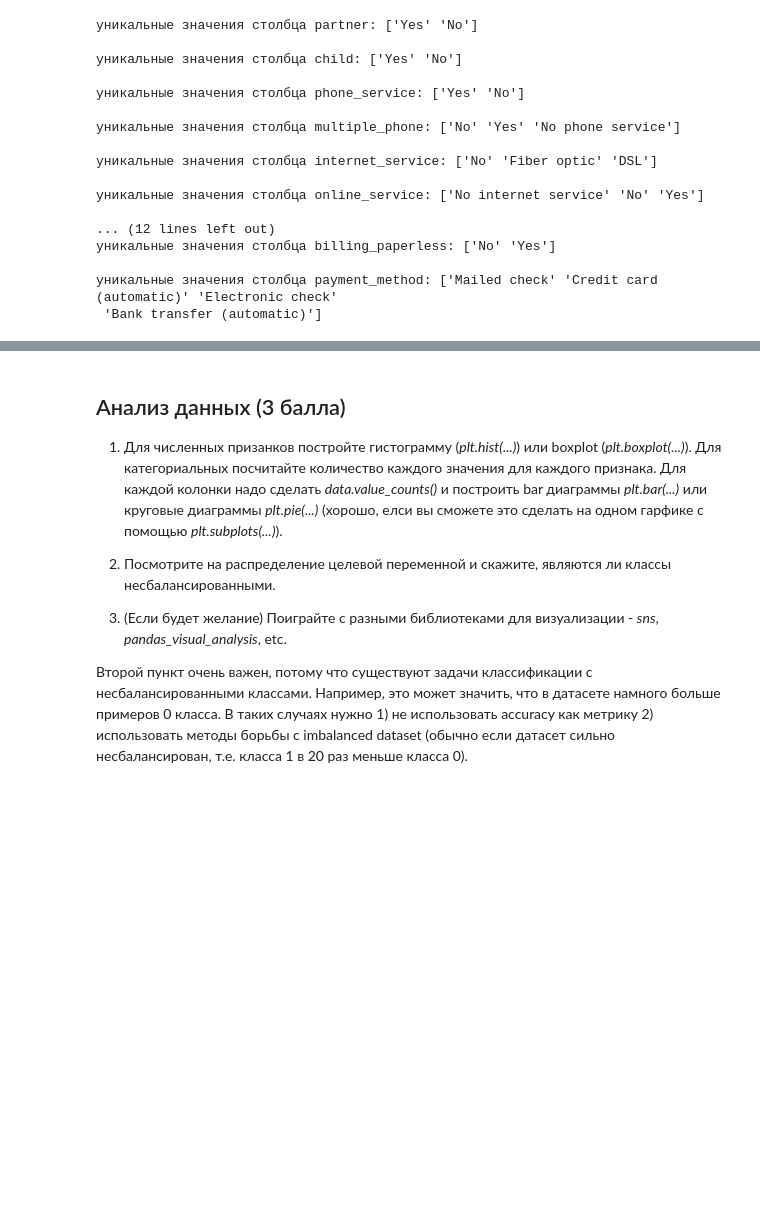
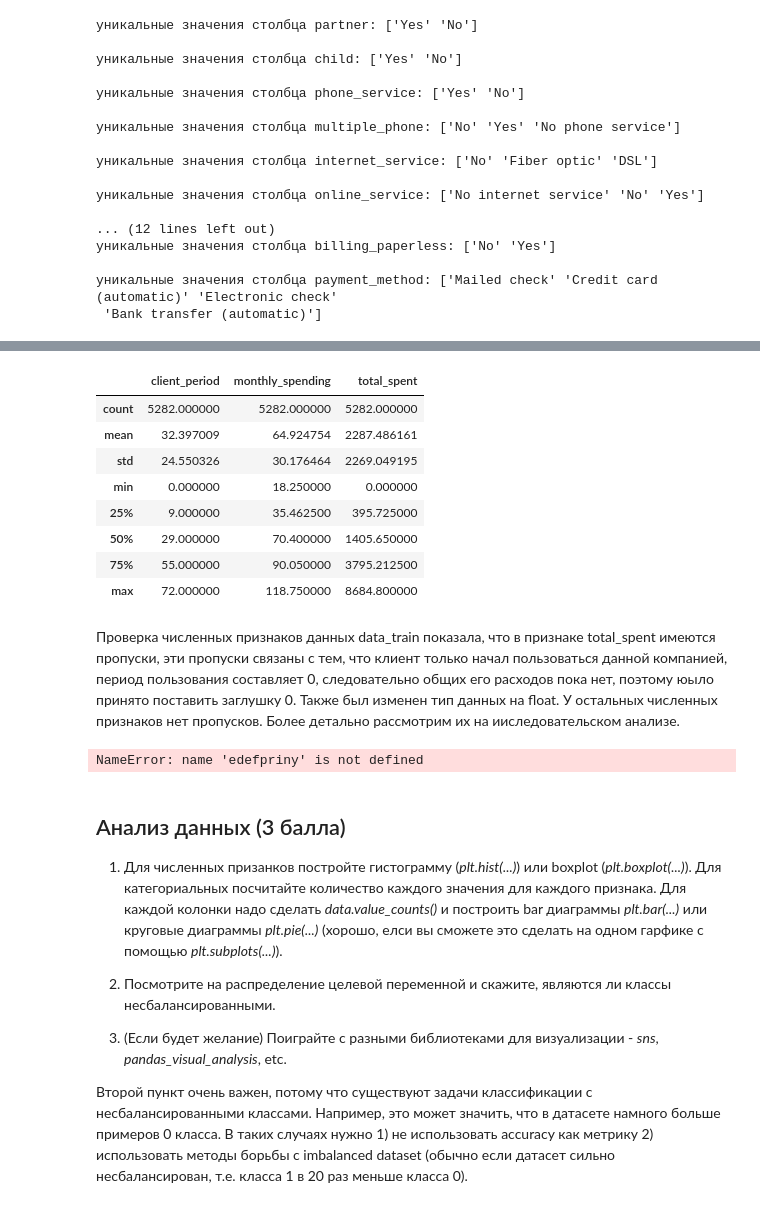
Before and after one commit to ValentinaZubareva2906/deep_learning_mipt, a Jupyter notebook: неделя 3 "Отток клиентов"/note.ipynb, the cells around one changed output, grey strips where cells are left out. Cells and saved outputs as stored; diff of their text form; code cells hidden in the pictures; blank space fills up the shorter version.

```diff
--- a/неделя 3 "Отток клиентов"/note.ipynb
+++ b/неделя 3 "Отток клиентов"/note.ipynb
@@ -288,3 +316,24 @@ for word in list:
+# %%
+data_train['total_spent'] = data_train['total_spent'].str.replace(' ','0').astype('float')
+# %%
+display(data_train[['client_period', 'monthly_spending', 'total_spent']].describe())
+# %% [output]
+|  | client_period | monthly_spending | total_spent |
+| count | 5282.000000 | 5282.000000 | 5282.000000 |
+| mean | 32.397009 | 64.924754 | 2287.486161 |
+| std | 24.550326 | 30.176464 | 2269.049195 |
+| min | 0.000000 | 18.250000 | 0.000000 |
+| 25% | 9.000000 | 35.462500 | 395.725000 |
+| 50% | 29.000000 | 70.400000 | 1405.650000 |
+| 75% | 55.000000 | 90.050000 | 3795.212500 |
+| max | 72.000000 | 118.750000 | 8684.800000 |
+# %% [markdown]
+Проверка численных признаков данных data_train показала, что в признаке total_spent имеются пропуски, эти пропуски связаны с тем, что клиент только начал пользоваться данной компанией, период пользования составляет 0, следовательно общих его расходов пока нет, поэтому юыло принято поставить заглушку 0. Также был изменен тип данных на float.
+У остальных численных признаков нет пропусков. Более детально рассмотрим их на ииследовательском анализе.
+# %%
+edefpriny()
+# %% [output]
+NameError: name 'edefpriny' is not defined
 # %% [markdown]
 ## Анализ данных (3 балла)
 
```
Also changed, not shown: parts of 7 cells of this notebook.
